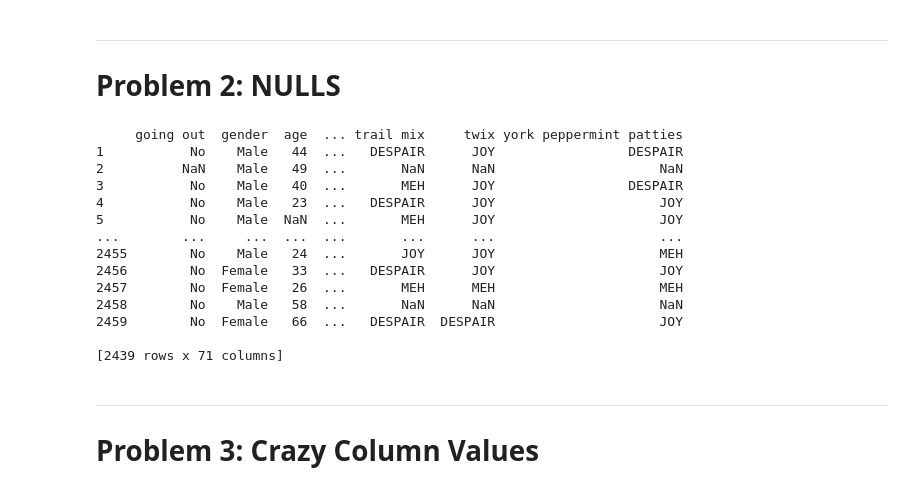
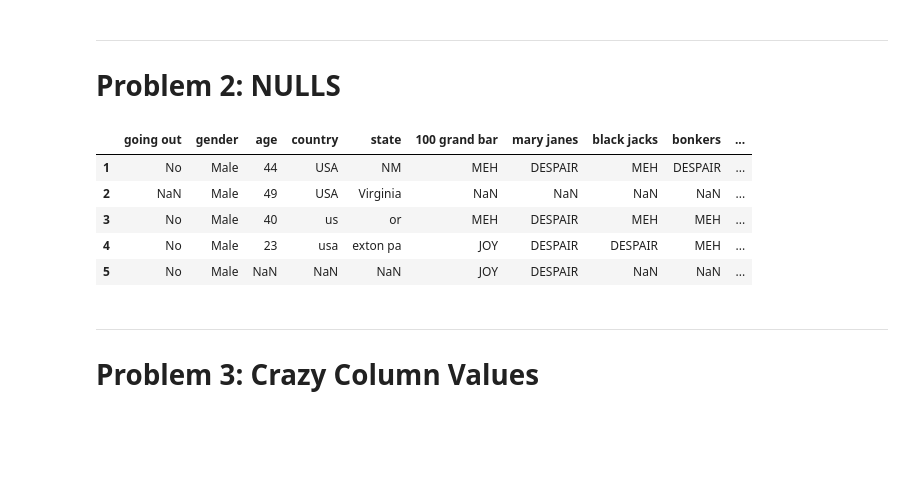
Before and after one commit to atolman01/Data_Cleaning_Halloween_Style, a Jupyter notebook: Data_Cleaning_Solution.ipynb, the cells around one changed output. Cells and saved outputs as stored; diff of their text form; code cells hidden in the pictures; blank space fills up the shorter version.

```diff
--- a/Data_Cleaning_Solution.ipynb
+++ b/Data_Cleaning_Solution.ipynb
@@ -400,30 +400,17 @@ Index(['going out', 'gender', 'age', 'country', 'state', '100 grand bar',
 ---
 # **Problem 2:** NULLS
 # %%
-#drop rows with all NaN values
+#drop rows with ALL NaN values
 
 filtered = clean_df_col.dropna(axis=0,how='all')
-
-print(filtered)
-
-#filtered = no_nulls[no_nulls['going out'] == 'Yes']
-#filtered.reset_index()
-#print(filtered)
+filtered.head()
 # %% [output]
-     going out  gender  age  ... trail mix     twix york peppermint patties
-1           No    Male   44  ...   DESPAIR      JOY                 DESPAIR
-2          NaN    Male   49  ...       NaN      NaN                     NaN
-3           No    Male   40  ...       MEH      JOY                 DESPAIR
-4           No    Male   23  ...   DESPAIR      JOY                     JOY
-5           No    Male  NaN  ...       MEH      JOY                     JOY
-...        ...     ...  ...  ...       ...      ...                     ...
-2455        No    Male   24  ...       JOY      JOY                     MEH
-2456        No  Female   33  ...   DESPAIR      JOY                     JOY
-2457        No  Female   26  ...       MEH      MEH                     MEH
-2458        No    Male   58  ...       NaN      NaN                     NaN
-2459        No  Female   66  ...   DESPAIR  DESPAIR                     JOY
-
-[2439 rows x 71 columns]
+|  | going out | gender | age | country | state | 100 grand bar | mary janes | black jacks | bonkers | ... |
+| 1 | No | Male | 44 | USA | NM | MEH | DESPAIR | MEH | DESPAIR | ... |
+| 2 | NaN | Male | 49 | USA | Virginia | NaN | NaN | NaN | NaN | ... |
+| 3 | No | Male | 40 | us | or | MEH | DESPAIR | MEH | MEH | ... |
+| 4 | No | Male | 23 | usa | exton pa | JOY | DESPAIR | DESPAIR | MEH | ... |
+| 5 | No | Male | NaN | NaN | NaN | JOY | DESPAIR | NaN | NaN | ... |
 # %% [markdown]
 ---
 # **Problem 3:** Crazy Column Values
```
Also changed, not shown: parts of 20 cells of this notebook.
